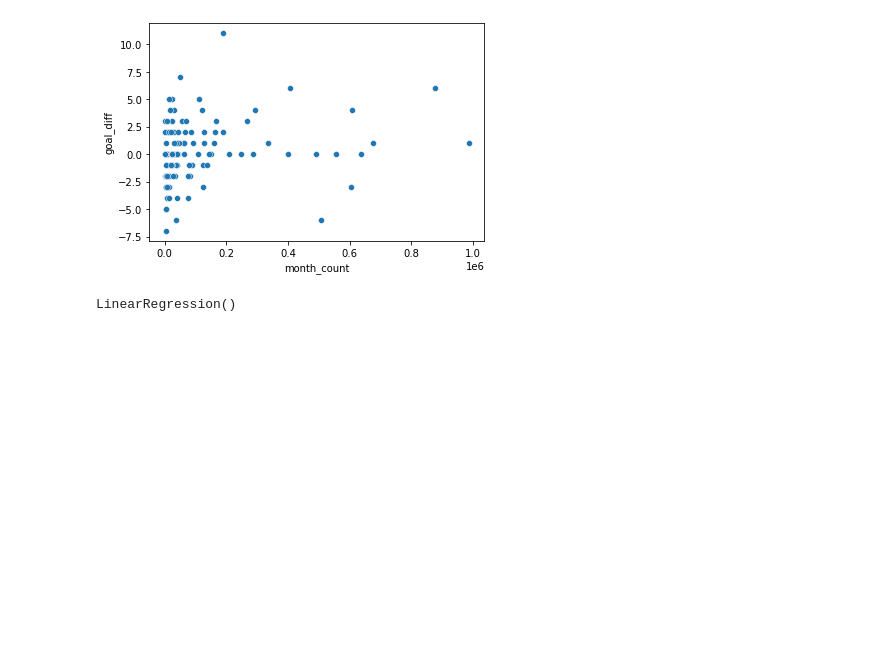
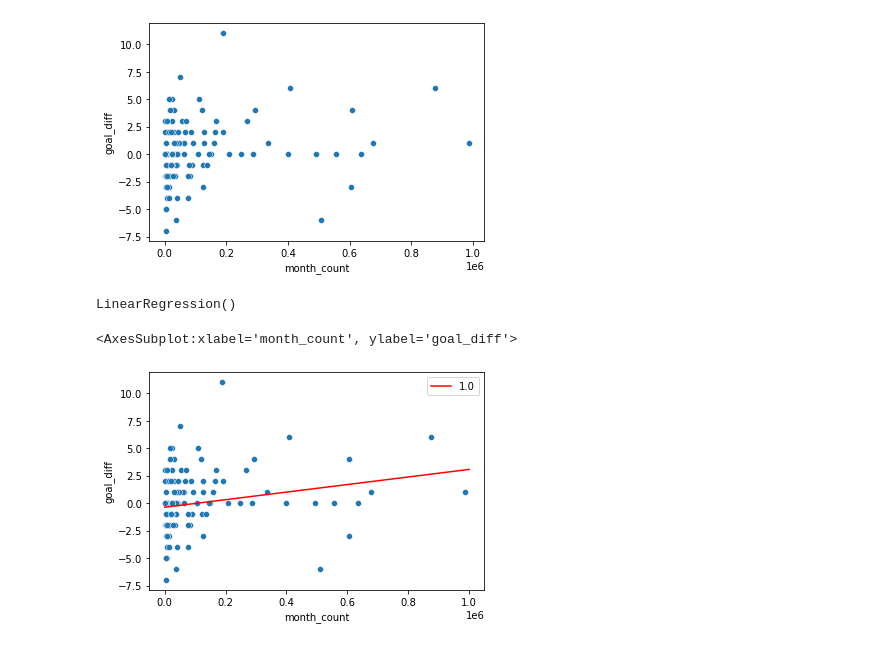
Before and after one commit to silva-nick/cs216-final, a Jupyter notebook: covid/covid-analysis.ipynb, the cells around one changed output. Cells and saved outputs as stored; diff of their text form; code cells hidden in the pictures; blank space fills up the shorter version.

```diff
--- a/covid/covid-analysis.ipynb
+++ b/covid/covid-analysis.ipynb
@@ -85,3 +86,13 @@ l_reg = LinearRegression().fit(x, y)
 print(l_reg)
 # %% [output]
 LinearRegression()
+# %%
+sns.scatterplot(data=cv_fb, x="month_count", y="goal_diff")
+
+a,b = l_reg.coef_,l_reg.intercept_
+x_line = np.linspace(0, 1000000, 1000)
+y_line = x_line * a + b
+sns.lineplot(x=x_line, y=y_line, palette=['r'], hue=np.ones(1000))
+# %% [output]
+<AxesSubplot:xlabel='month_count', ylabel='goal_diff'>
+[figure, added]
```
Also changed, not shown: parts of 2 cells of this notebook, 3 other files.
